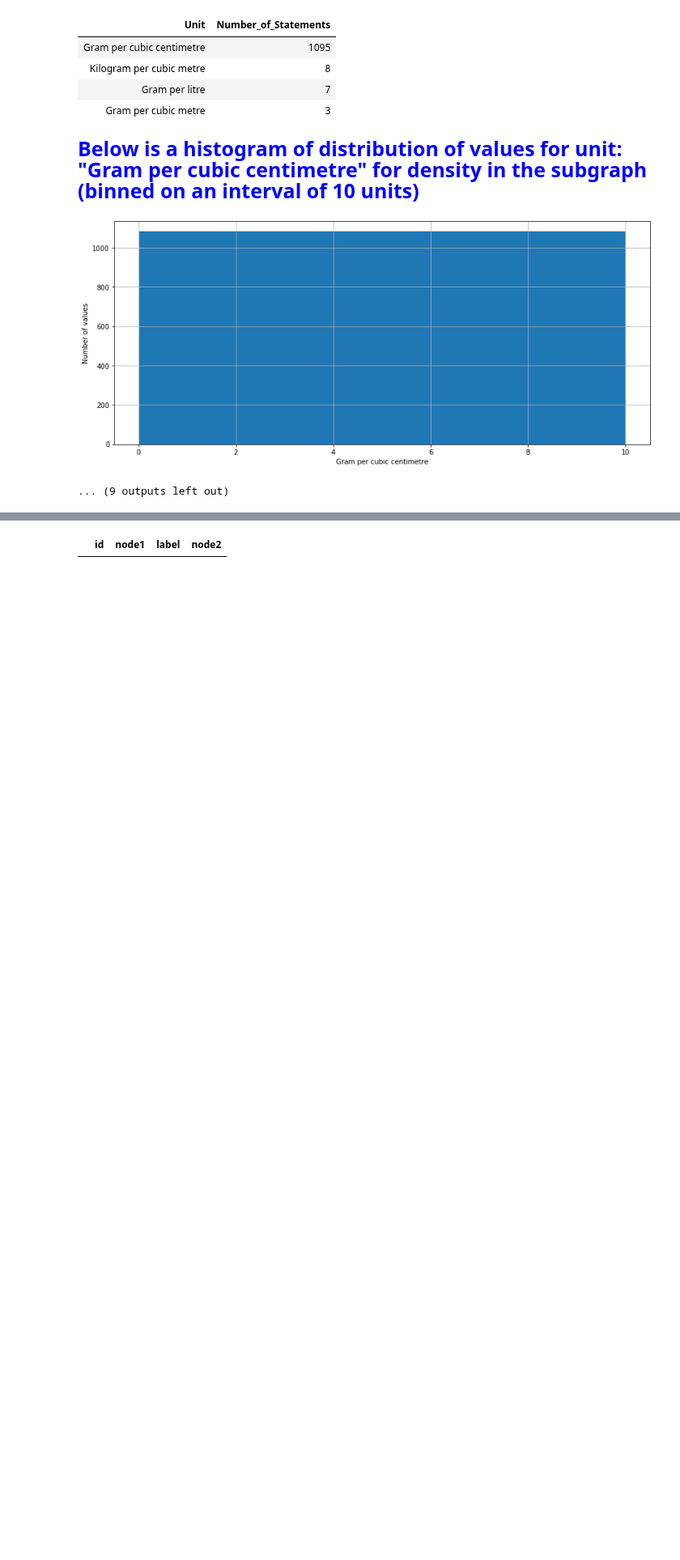
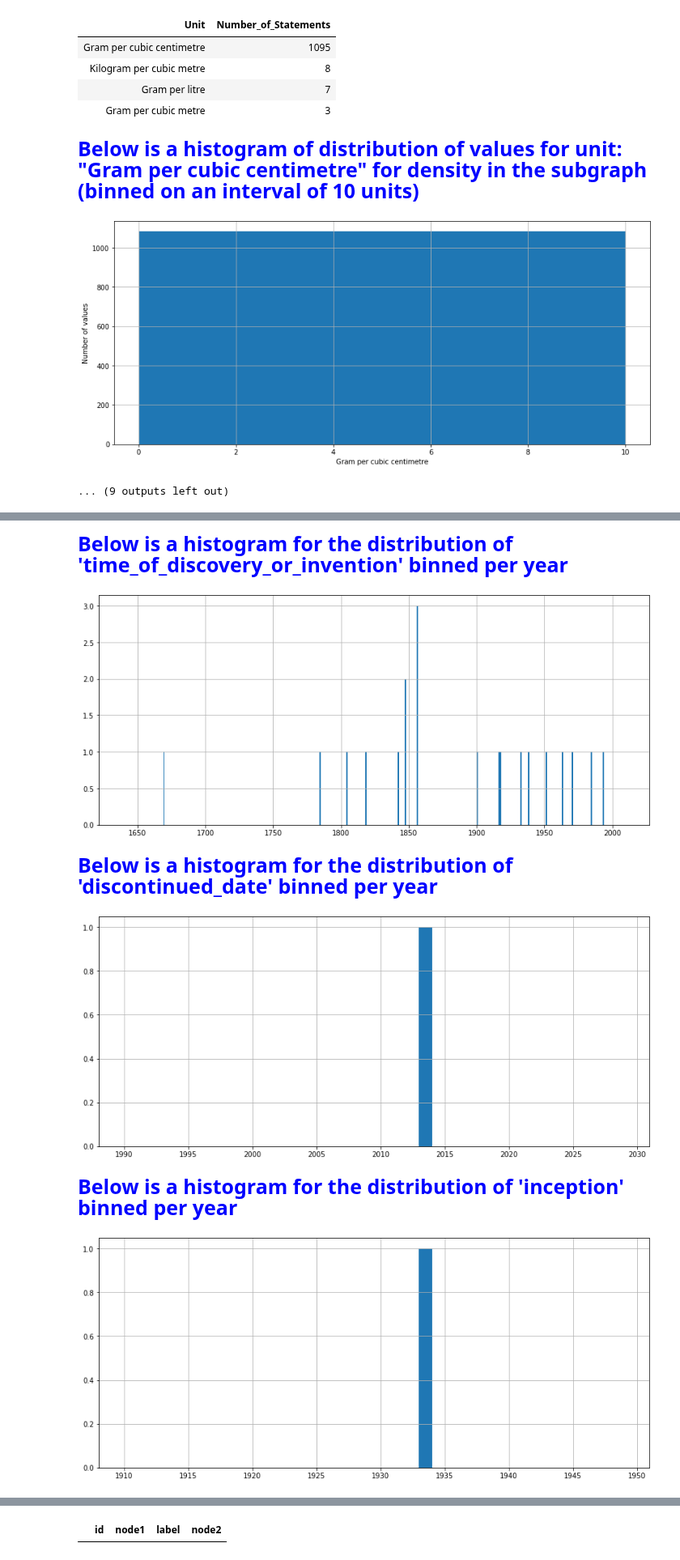
Before and after one commit to usc-isi-i2/kgtk, a Jupyter notebook: examples/Example_10_Wikidata_Subgraph_Statistics.ipynb, the cells around one changed output, grey strips where cells are left out. Shown at 81% size. Saved outputs shown, nothing was run; the diff lists cells and outputs as text; code cells hidden in the pictures; blank space fills up the shorter version.

Commit message:
Added the distribution for time and also segregated the coordinates based on the property

```diff
--- a/examples/Example_10_Wikidata_Subgraph_Statistics.ipynb
+++ b/examples/Example_10_Wikidata_Subgraph_Statistics.ipynb
@@ -883,7 +883,7 @@ pd_quantity_property = pd.read_csv(os.path.join(os.getenv('OVERVIEW_FOLDER'),os.
 for index,ele in pd_quantity_property.iterrows():
 
     #Ignoring the 'Other Instances' row
-    if index>=int_k:
+    if index>=int_k or ele['Property_Label'] =="Other Properties":
         break;
 
     # Extracting the "Pnode" corresponding to the property
@@ -931,6 +931,8 @@ for index,ele in pd_quantity_property.iterrows():
 
         # Binnig the magnitudes for displaying the histogram
         bin_values = np.arange(start=magnitude_distribution.quantile(.01)['Magnitude'], stop=magnitude_distribution.quantile(.99)['Magnitude'], step=10)
+#         bin_values = np.arange(start=min(magnitude_distribution['Magnitude']), stop=max(magnitude_distribution['Magnitude']), step=10)
+
 
         #Displaying the histogram
         printmd('Below is a histogram of distribution of values for unit: "'+most_prevalent_unit_label +'" for ' + prop_label + ' in the subgraph (binned on an interval of 10 units)','blue')
@@ -1005,0 +976,56 @@ Below are two histograms for the distribution of dates per deacade on left and d
+# %%
+cmd = "$kgtk query -i $WIKIDATA_PARTS/$time --graph-cache $STORE \
+        -o $PROPERTY_OVERVIEW/_output_file \
+        --match  '(n1)-[r{label:llab}]->(v)' \
+        --return 'kgtk_date_year(v) as Year' \
+        --where 'kgtk_date(v) AND llab in [\"_prop\"] '"
+
+#Initializing the dataframe pd_time_property with the list of top properties of datatype:time found above in the notebook
+pd_time_property = pd.read_csv(os.path.join(os.getenv('OVERVIEW_FOLDER'),os.getenv('property_summary_time')),delimiter='\t')
+
+
+for index,ele in pd_time_property.iterrows():
+
+    #Ignoring the 'Other Instances' row
+    if index>=int_k or ele['Property_Label'] =="Other Properties":
+        break;
+
+    # Extracting the "Pnode" corresponding to the property
+    pnode = ele['Link'].split('/')[-1].split(":")[-1]
+
+    print()
+
+    #Extracting the 'Label' corresponding to the property
+    prop_label = ele['Property_Label'].replace(" ","_")
+
+    #Dynamically setting the name of the output file based on the name of property
+    output_file_time_destribution = prop_label + "_time_destribution.tsv"
+
+    #Running command 1
+    run_command(cmd,{"_output_file":output_file_time_destribution,"_prop":pnode})
+
+    # Loading the destribution of the time for a property in a dataframe
+    time_distribution = pd.read_csv(os.path.join(os.getenv('PROPERTY_OVERVIEW'),output_file_time_destribution),delimiter='\t')
+
+    # The smallest year in the dataframe
+    min_year = min(time_distribution['Year'])
+
+    # The largest year in the dataframe
+    max_year = max(time_distribution['Year'])
+
+
+    printmd("Below is a histogram for the distribution of '" + prop_label + "' binned per year" ,'blue')
+
+    bin_values = np.arange(start=((min_year-20)//10)*10, stop=((max_year+20)//10)*10, step=1)
+
+
+    time_distribution['Year'].hist(bins=bin_values, figsize=[14,6])
+
+    plt.show()
+# %% [output]
+Below is a histogram for the distribution of 'time_of_discovery_or_invention' binned per year
+[figure, added]
+Below is a histogram for the distribution of 'discontinued_date' binned per year
+[figure, added]
+Below is a histogram for the distribution of 'inception' binned per year
+[figure, added]
```
Also changed, not shown: parts of 3 cells of this notebook.
